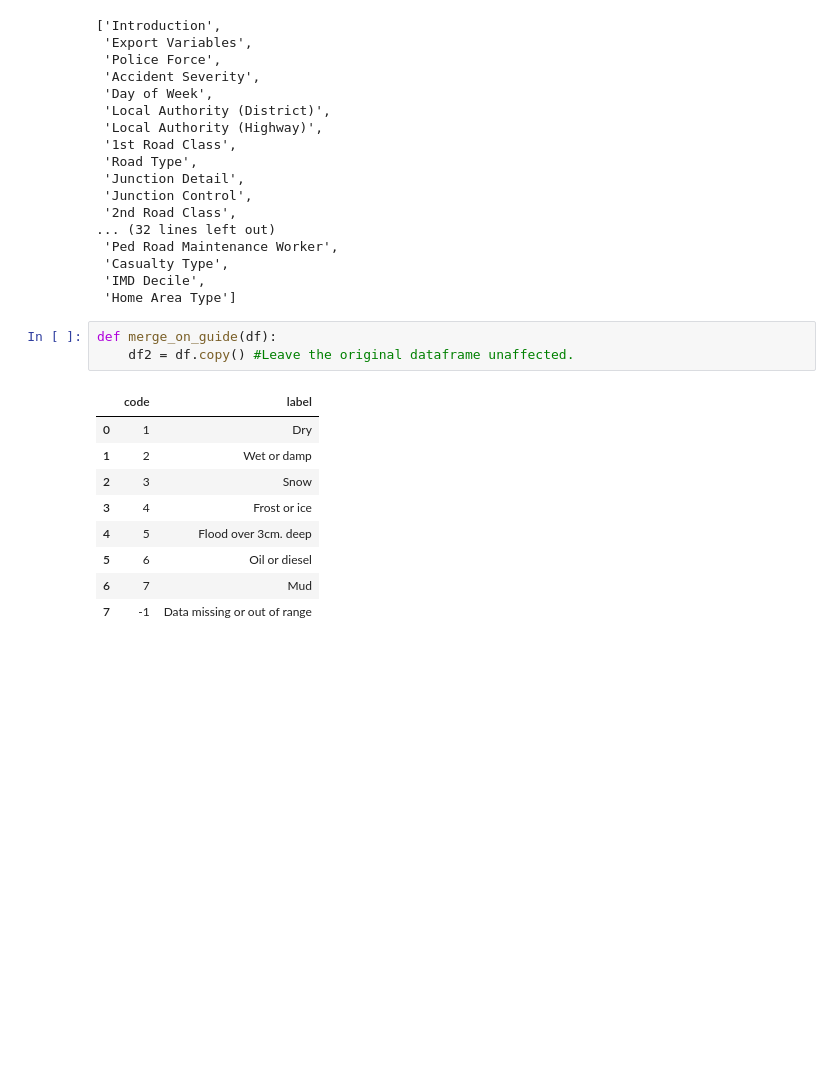
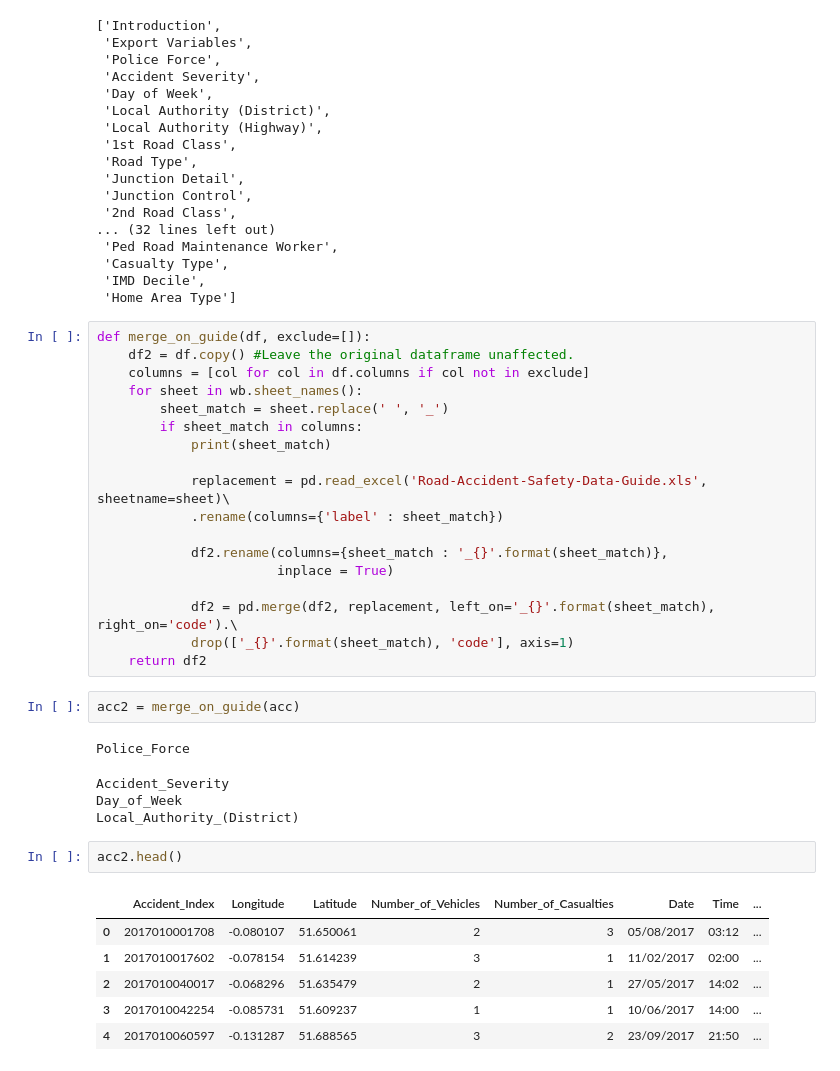
Before and after one commit to meme2515/uk_accidents, a Jupyter notebook: data_munging.ipynb, the cells around one changed output. Cells and saved outputs as stored; diff of their text form; blank space fills up the shorter version.

```diff
--- a/data_munging.ipynb
+++ b/data_munging.ipynb
@@ -79,16 +79,37 @@ wb.sheet_names()
  'Casualty Type',
  'IMD Decile',
  'Home Area Type']
-# %%
-def merge_on_guide(df):
-    df2 = df.copy() #Leave the original dataframe unaffected.
-# %% [output]
-|  | code | label |
-| 0 | 1 | Dry |
-| 1 | 2 | Wet or damp |
-| 2 | 3 | Snow |
-| 3 | 4 | Frost or ice |
-| 4 | 5 | Flood over 3cm. deep |
-| 5 | 6 | Oil or diesel |
-| 6 | 7 | Mud |
-| 7 | -1 | Data missing or out of range |
+# %%
+def merge_on_guide(df, exclude=[]):
+    df2 = df.copy() #Leave the original dataframe unaffected.
+    columns = [col for col in df.columns if col not in exclude]
+    for sheet in wb.sheet_names():
+        sheet_match = sheet.replace(' ', '_')
+        if sheet_match in columns:
+            print(sheet_match)
+
+            replacement = pd.read_excel('Road-Accident-Safety-Data-Guide.xls', sheetname=sheet)\
+            .rename(columns={'label' : sheet_match})
+
+            df2.rename(columns={sheet_match : '_{}'.format(sheet_match)},
+                       inplace = True)
+
+            df2 = pd.merge(df2, replacement, left_on='_{}'.format(sheet_match), right_on='code').\
+            drop(['_{}'.format(sheet_match), 'code'], axis=1)
+    return df2
+# %%
+acc2 = merge_on_guide(acc)
+# %% [output]
+Police_Force
+Accident_Severity
+Day_of_Week
+Local_Authority_(District)
+# %%
+acc2.head()
+# %% [output]
+|  | Accident_Index | Longitude | Latitude | Number_of_Vehicles | Number_of_Casualties | Date | Time | ... |
+| 0 | 2017010001708 | -0.080107 | 51.650061 | 2 | 3 | 05/08/2017 | 03:12 | ... |
+| 1 | 2017010017602 | -0.078154 | 51.614239 | 3 | 1 | 11/02/2017 | 02:00 | ... |
+| 2 | 2017010040017 | -0.068296 | 51.635479 | 2 | 1 | 27/05/2017 | 14:02 | ... |
+| 3 | 2017010042254 | -0.085731 | 51.609237 | 1 | 1 | 10/06/2017 | 14:00 | ... |
+| 4 | 2017010060597 | -0.131287 | 51.688565 | 3 | 2 | 23/09/2017 | 21:50 | ... |
```
Also changed, not shown: parts of 9 cells of this notebook, 5 other files.
